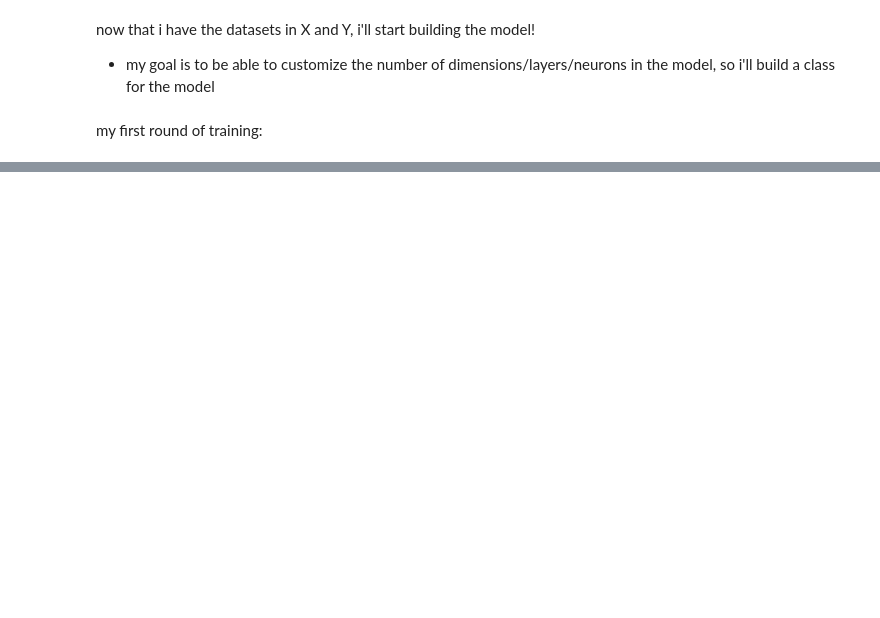
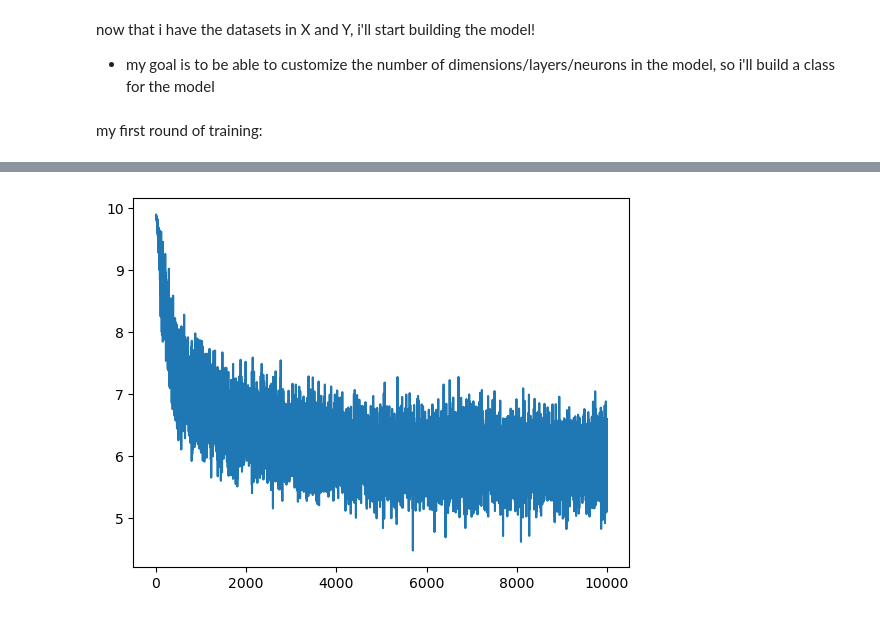
Before and after one commit to shubhav1/mlp-from-scratch, a Jupyter notebook: mlp_numpy.ipynb, the cells around one changed output, grey strips where cells are left out. Saved outputs shown, nothing was run; the diff lists cells and outputs as text; code cells hidden in the pictures; blank space fills up the shorter version.

Commit message:
finalized notebook

```diff
--- a/mlp_numpy.ipynb
+++ b/mlp_numpy.ipynb
@@ -49,6 +48,10 @@ def build_dataset(sentences):
             Y.append(ix)
             context = context[1:] + [ix]
 
+        # ADDING THIS AFTER LOTS OF DEBUGGING and realizing i forgot to add the stop token
+        X.append(context)
+        Y.append(0)
+
     return np.array(X), np.array(Y)
 
 random.shuffle(sentences)
@@ -263,15 +453,15 @@ class makemore:
 # %% [markdown]
 my first round of training:
 # %%
-model = makemore(dimensions=32, context_size=4, vocablen=vocab_size, batch_size=32)
+# initialize model
+dims = 32
+model = MLP(Xtr, Ytr, batch_size = 64, dims = dims, vocab_size = vocab_size)
 
 # add layers
-makemore.InputLayer(model)
-model.add_layer(makemore.FirstLinearLayer(model, 256))
-model.add_layer(makemore.BatchNorm(256))
-model.add_layer(makemore.TanhLayer())
-model.add_layer(makemore.SoftMax(model, 256))
-
-# run forward pass
-model.train(Xtr, Ytr)
+model.InputLayer(model)
+model.LinearLayer(model, context_size*dims, 256)
+model.BatchNorm(model, 256)
+model.Tanh(model)
+model.LinearLayer(model, 256, vocab_size)
+model.SoftMax(model)
 # %% [output]
@@ -287,0 +469,3 @@ model.train(Xtr, Ytr)
+# %%
+# train model
+model.train(10000,0.2,0.01) # this is a retrain w my finalized model
@@ -287,0 +490,4 @@ model.train(Xtr, Ytr)
+# %%
+model.plotloss()
+# %% [output]
+[figure, added]
```
Also changed, not shown: parts of 41 cells of this notebook.
